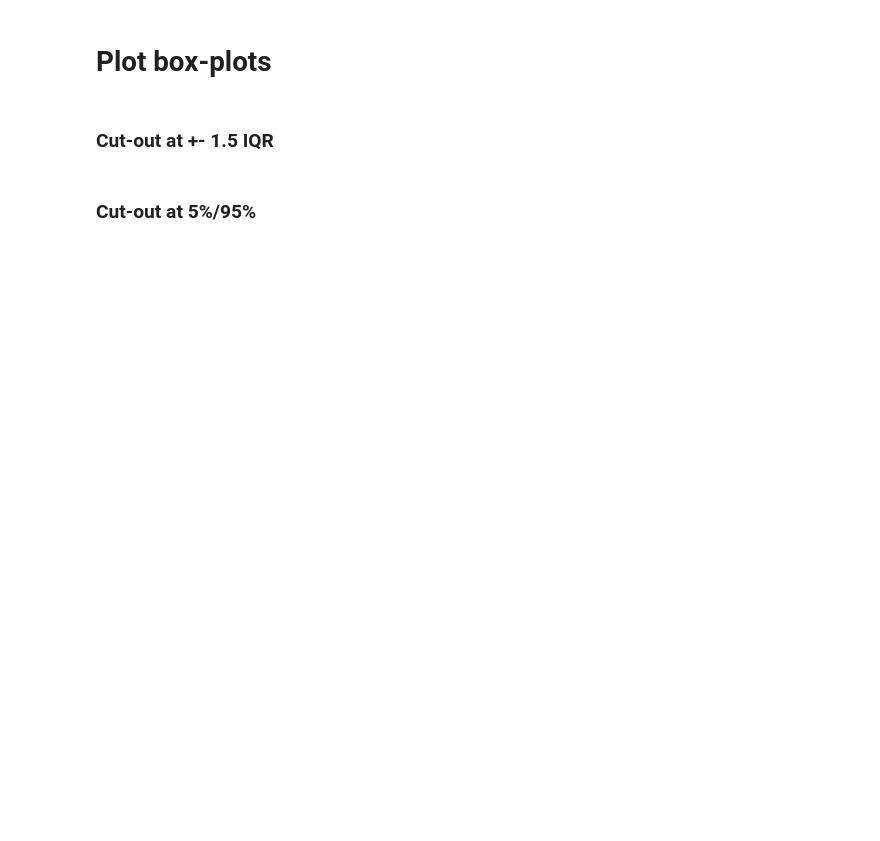
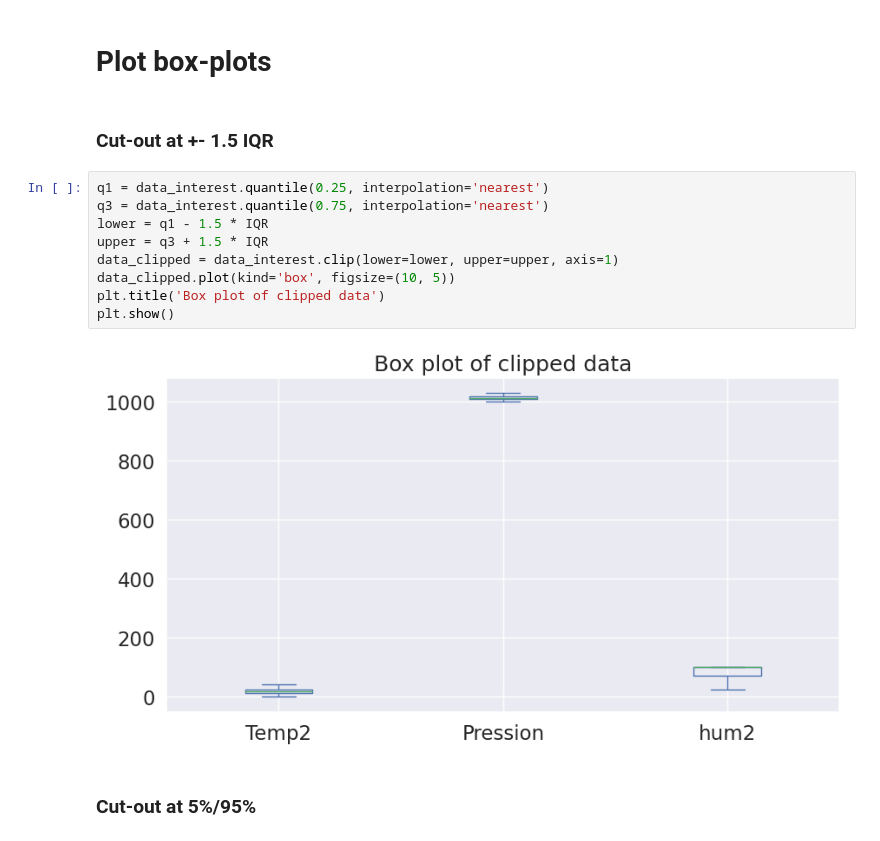
Before and after one commit to ZhangSanbaoo/School_Things, a Jupyter notebook: Dclean/exercise_outliers_meteo_data.ipynb, the cells around one changed output. Saved outputs shown, nothing was run; the diff lists cells and outputs as text; blank space fills up the shorter version.

```diff
--- a/Dclean/exercise_outliers_meteo_data.ipynb
+++ b/Dclean/exercise_outliers_meteo_data.ipynb
@@ -119,5 +172,16 @@ data_interest
 # Plot box-plots
 # %% [markdown]
 ### Cut-out at +- 1.5 IQR
+# %%
+q1 = data_interest.quantile(0.25, interpolation='nearest')
+q3 = data_interest.quantile(0.75, interpolation='nearest')
+lower = q1 - 1.5 * IQR
+upper = q3 + 1.5 * IQR
+data_clipped = data_interest.clip(lower=lower, upper=upper, axis=1)
+data_clipped.plot(kind='box', figsize=(10, 5))
+plt.title('Box plot of clipped data')
+plt.show()
+# %% [output]
+[figure, added]
 # %% [markdown]
 ### Cut-out at 5%/95%
```
Also changed, not shown: parts of 9 cells of this notebook.
